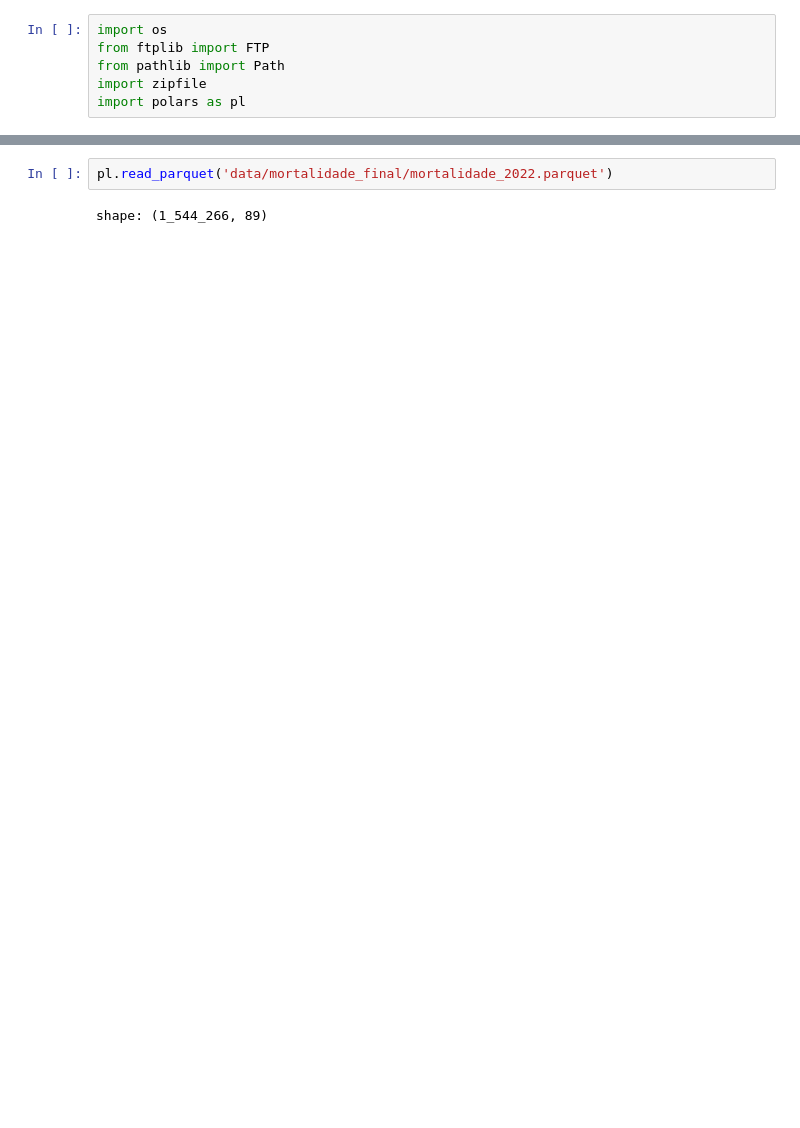
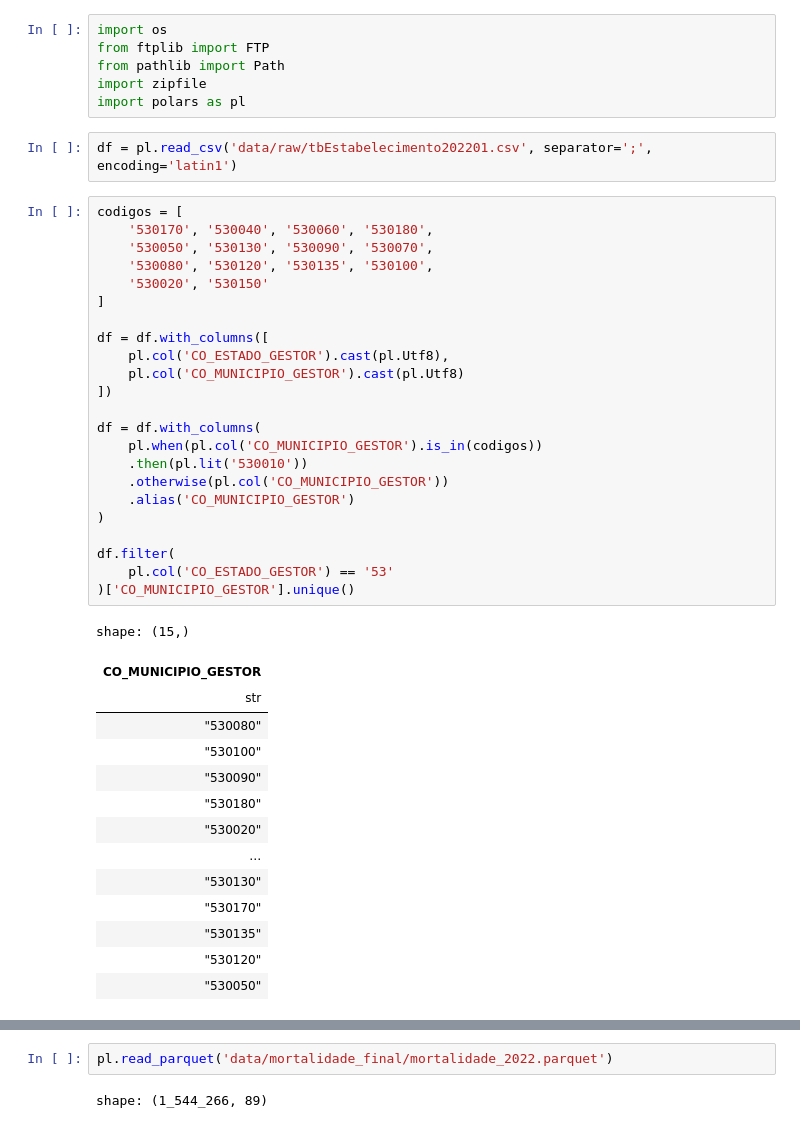
Before and after one commit to guilhermecanfield/projeto_tcc, a Jupyter notebook: notebook/engenharia_de_dados.ipynb, the cells around one changed output, grey strips where cells are left out. Drawn from its saved outputs; the diff is of its cells as text; blank space fills up the shorter version.

```diff
--- a/engenharia_de_dados.ipynb
+++ b/notebook/engenharia_de_dados.ipynb
@@ -4,3 +4,43 @@ from ftplib import FTP
 from pathlib import Path
 import zipfile
 import polars as pl
+# %%
+df = pl.read_csv('data/raw/tbEstabelecimento202201.csv', separator=';', encoding='latin1')
+# %%
+codigos = [
+    '530170', '530040', '530060', '530180',
+    '530050', '530130', '530090', '530070',
+    '530080', '530120', '530135', '530100',
+    '530020', '530150'
+]
+
+df = df.with_columns([
+    pl.col('CO_ESTADO_GESTOR').cast(pl.Utf8),
+    pl.col('CO_MUNICIPIO_GESTOR').cast(pl.Utf8)
+])
+
+df = df.with_columns(
+    pl.when(pl.col('CO_MUNICIPIO_GESTOR').is_in(codigos))
+    .then(pl.lit('530010'))
+    .otherwise(pl.col('CO_MUNICIPIO_GESTOR'))
+    .alias('CO_MUNICIPIO_GESTOR')
+)
+
+df.filter(
+    pl.col('CO_ESTADO_GESTOR') == '53'
+)['CO_MUNICIPIO_GESTOR'].unique()
+# %% [output]
+shape: (15,)
+| CO_MUNICIPIO_GESTOR |
+| str |
+| "530080" |
+| "530100" |
+| "530090" |
+| "530180" |
+| "530020" |
+| … |
+| "530130" |
+| "530170" |
+| "530135" |
+| "530120" |
+| "530050" |
```
Also changed, not shown: parts of 1 cell of this notebook, 6 other files.
